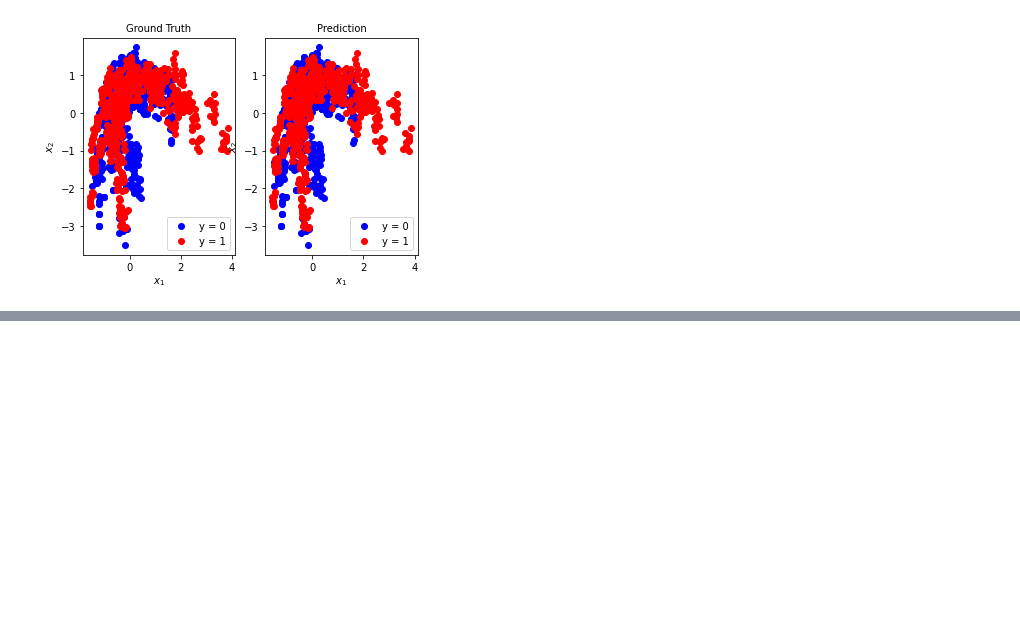
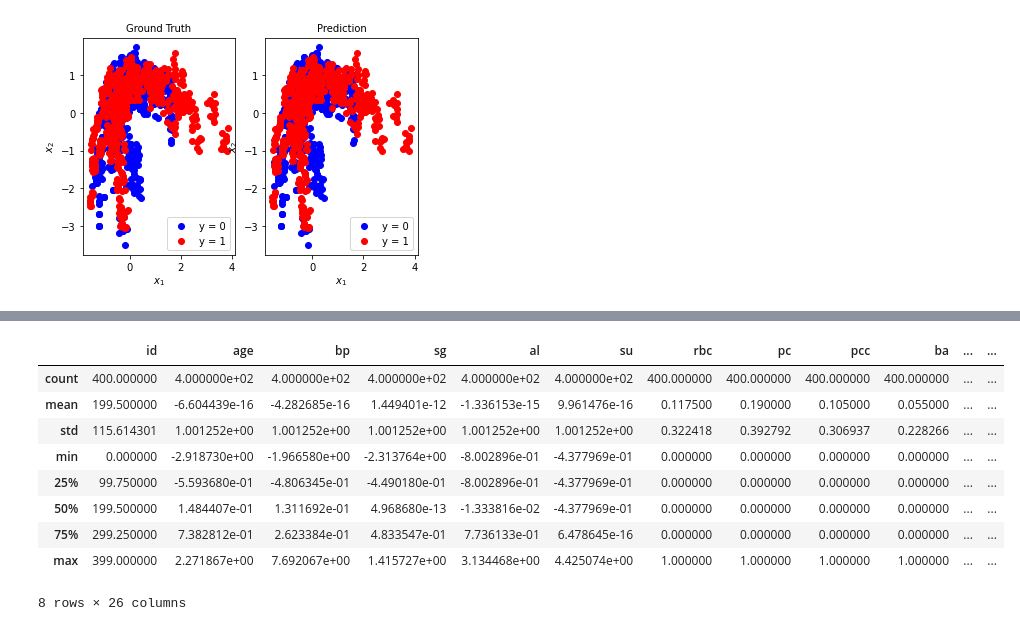
Before and after one commit to sellaziz/projet-ml-imta, a Jupyter notebook: binary-classification/BinaryClassificationProject.ipynb, the cells around one changed output, grey strips where cells are left out. Cells and saved outputs as stored; diff of their text form; code cells hidden in the pictures; blank space fills up the shorter version.

```diff
--- a/binary-classification/BinaryClassificationProject.ipynb
+++ b/binary-classification/BinaryClassificationProject.ipynb
@@ -464,0 +521,25 @@ Text(0.5, 1.0, 'Prediction')
+# %%
+def clean_data(data):
+    data_na=data.notna() #renvoie une dataframe booléen
+    data_types=data.dtypes #datatype of each column
+    # for k in data:
+    #     for i in range(len(data_na[k])):
+    #         #Il est possible que certains string aient des \t ou des " ", il faut les enlever
+    #         if type(data[k][i])==str:
+    #             data.at[i,k]=data[k][i].replace(" ","")
+    #             data.at[i,k]=data[k][i].replace("\t","")
+    #             #Si un des NaN avait ce genre de caractères alors ils n'étaient pas repérés et comptaient
+    #             #Pour une valeur: On modifie donc la table data_na
+    #             if data[k][i]=="?":
+    #                 data_na.at[i,k]=False
+    for index in data:
+        if data_types[index]==np.object:
+            clear_data_String(data,index,data_na)
+        else:
+            if data_types[index]==np.int:
+                clear_data_Float_Int(data,index,np.int)
+            else:
+                clear_data_Float_Int(data,index,np.float)
+    data = center_and_normalize(data)
+    replace_by_Int(data)
+    return data
@@ -464,0 +590,3 @@ Text(0.5, 1.0, 'Prediction')
+# %%
+data_disease = pd.read_csv('C:/Users/cleme/Projects/projet-ml-imta/data/kidney_disease.csv', sep=",", header=0)
+data_disease_cleaned = clean_data(data_disease)
@@ -464,0 +602,13 @@ Text(0.5, 1.0, 'Prediction')
+# %%
+data_disease_cleaned.describe()
+# %% [output]
+|  | id | age | bp | sg | al | su | rbc | pc | pcc | ba | ... | ... |
+| count | 400.000000 | 4.000000e+02 | 4.000000e+02 | 4.000000e+02 | 4.000000e+02 | 4.000000e+02 | 400.000000 | 400.000000 | 400.000000 | 400.000000 | ... | ... |
+| mean | 199.500000 | -6.604439e-16 | -4.282685e-16 | 1.449401e-12 | -1.336153e-15 | 9.961476e-16 | 0.117500 | 0.190000 | 0.105000 | 0.055000 | ... | ... |
+| std | 115.614301 | 1.001252e+00 | 1.001252e+00 | 1.001252e+00 | 1.001252e+00 | 1.001252e+00 | 0.322418 | 0.392792 | 0.306937 | 0.228266 | ... | ... |
+| min | 0.000000 | -2.918730e+00 | -1.966580e+00 | -2.313764e+00 | -8.002896e-01 | -4.377969e-01 | 0.000000 | 0.000000 | 0.000000 | 0.000000 | ... | ... |
+| 25% | 99.750000 | -5.593680e-01 | -4.806345e-01 | -4.490180e-01 | -8.002896e-01 | -4.377969e-01 | 0.000000 | 0.000000 | 0.000000 | 0.000000 | ... | ... |
+| 50% | 199.500000 | 1.484407e-01 | 1.311692e-01 | 4.968680e-13 | -1.333816e-02 | -4.377969e-01 | 0.000000 | 0.000000 | 0.000000 | 0.000000 | ... | ... |
+| 75% | 299.250000 | 7.382812e-01 | 2.623384e-01 | 4.833547e-01 | 7.736133e-01 | 6.478645e-16 | 0.000000 | 0.000000 | 0.000000 | 0.000000 | ... | ... |
+| max | 399.000000 | 2.271867e+00 | 7.692067e+00 | 1.415727e+00 | 3.134468e+00 | 4.425074e+00 | 1.000000 | 1.000000 | 1.000000 | 1.000000 | ... | ... |
+8 rows × 26 columns
```
Also changed, not shown: parts of 14 cells of this notebook.
